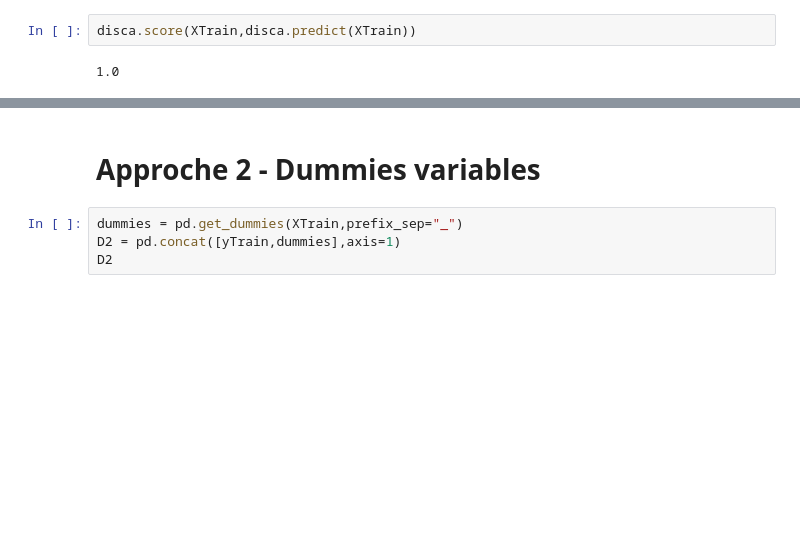
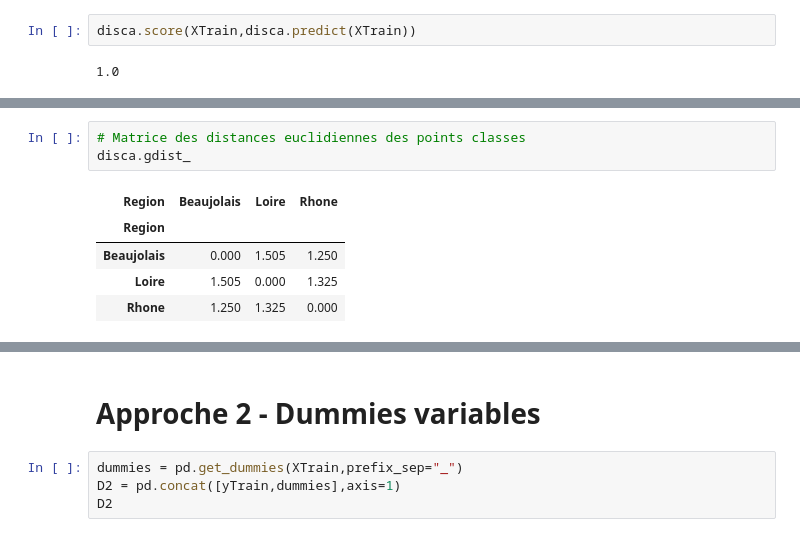
Before and after one commit to enfantbenidedieu/scientisttools, a Jupyter notebook: disca_example.ipynb, the cells around one changed output, grey strips where cells are left out. Saved outputs shown, nothing was run; the diff lists cells and outputs as text; blank space fills up the shorter version.

```diff
--- a/notebooks/disca_example.ipynb
+++ b/disca_example.ipynb
@@ -105,0 +118,9 @@ disca.score(XTrain,disca.predict(XTrain))
+# %%
+# Matrice des distances euclidiennes des points classes
+disca.gdist_
+# %% [output]
+| Region | Beaujolais | Loire | Rhone |
+| Region |  |  |  |
+| Beaujolais | 0.000 | 1.505 | 1.250 |
+| Loire | 1.505 | 0.000 | 1.325 |
+| Rhone | 1.250 | 1.325 | 0.000 |
```
Also changed, not shown: parts of 7 cells of this notebook, 17 other files.
